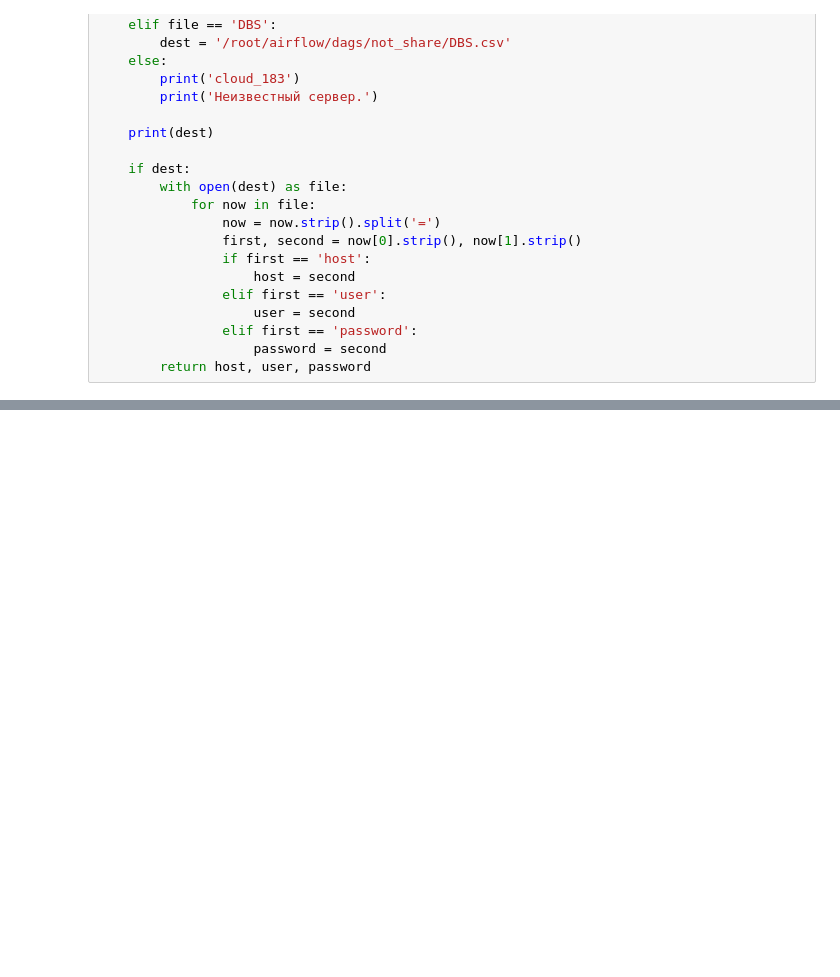
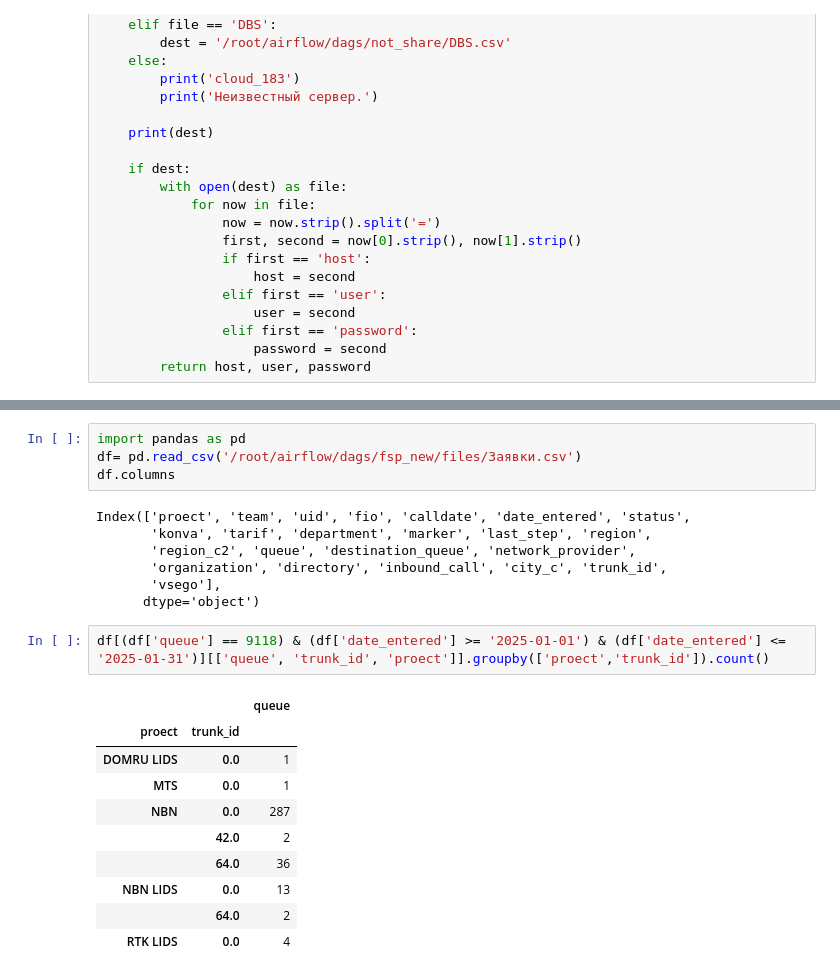
Before and after one commit to Just-Call-039/Airflow, a Jupyter notebook: dags/liza_test/request.ipynb, the cells around one changed output, grey strips where cells are left out. Drawn from its saved outputs; the diff is of its cells as text; blank space fills up the shorter version.

```diff
--- a/dags/liza_test/request.ipynb
+++ b/dags/liza_test/request.ipynb
@@ -2291,0 +395,24 @@ where last_step in ({})
+# %%
+import pandas as pd
+df= pd.read_csv('/root/airflow/dags/fsp_new/files/Заявки.csv')
+df.columns
+# %% [output]
+Index(['proect', 'team', 'uid', 'fio', 'calldate', 'date_entered', 'status',
+       'konva', 'tarif', 'department', 'marker', 'last_step', 'region',
+       'region_c2', 'queue', 'destination_queue', 'network_provider',
+       'organization', 'directory', 'inbound_call', 'city_c', 'trunk_id',
+       'vsego'],
+      dtype='object')
+# %%
+df[(df['queue'] == 9118) & (df['date_entered'] >= '2025-01-01') & (df['date_entered'] <= '2025-01-31')][['queue', 'trunk_id', 'proect']].groupby(['proect','trunk_id']).count()
+# %% [output]
+|  |  | queue |
+| proect | trunk_id |  |
+| DOMRU LIDS | 0.0 | 1 |
+| MTS | 0.0 | 1 |
+| NBN | 0.0 | 287 |
+|  | 42.0 | 2 |
+|  | 64.0 | 36 |
+| NBN LIDS | 0.0 | 13 |
+|  | 64.0 | 2 |
+| RTK LIDS | 0.0 | 4 |
```
Also changed, not shown: parts of 19 cells of this notebook, 28 other files.
